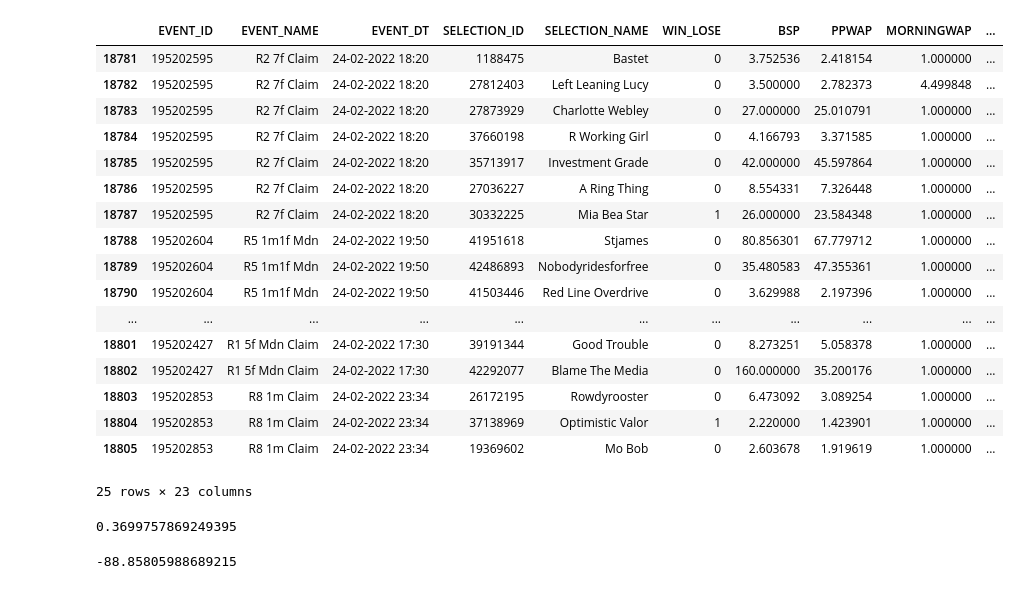
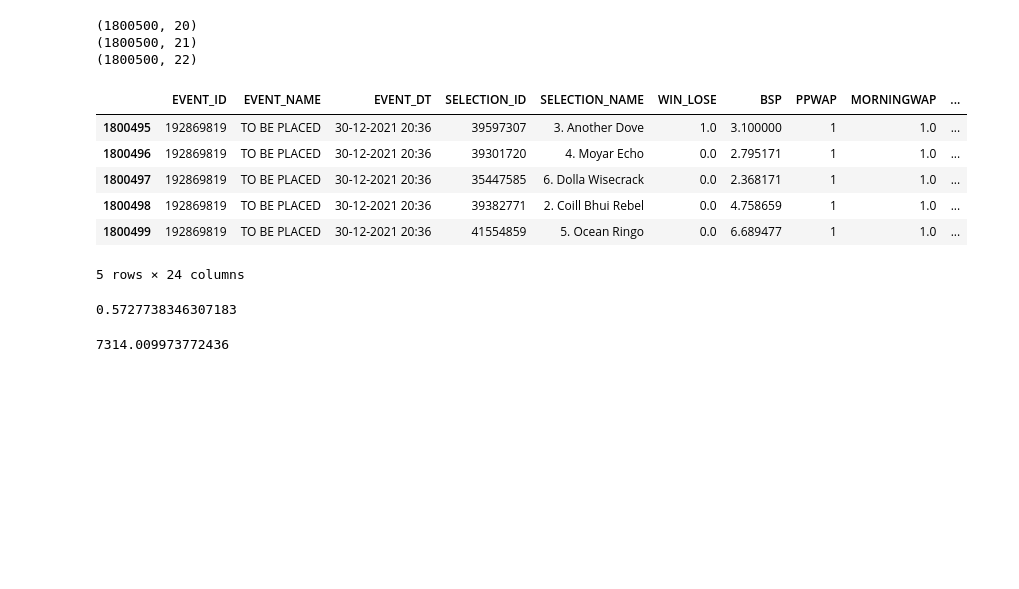
Before and after one commit to ageofthegit/greyhound-racing, a Jupyter notebook: 02_Strategies.ipynb, the cells around one changed output. Cells and saved outputs as stored; diff of their text form; code cells hidden in the pictures; blank space fills up the shorter version.

```diff
--- a/02_Strategies.ipynb
+++ b/02_Strategies.ipynb
@@ -13,3 +13,6 @@ global inpdf, inpdf_strategy
+# %%
+
+data_type = 'place'
 # %%
 
 %run ./01_GetData.ipynb
@@ -53,44 +69,55 @@ BSP_min = inpdf.groupby('EVENT_ID')['BSP'].min().reset_index().rename(columns =
 # %%
 
-inpdf_interim = inpdf.merge(BSP_min, on = 'EVENT_ID')
+# Bet the fav strategy
+if data_type == 'win':
+    BSP_min = inpdf.groupby('EVENT_ID')['BSP'].min().reset_index().rename( columns = {'BSP':'BSP_min'} )
+    inpdf_interim = inpdf.merge(BSP_min, on = 'EVENT_ID')
+
+# Place the fav strategy
+if data_type == 'place':
+    rc_count = inpdf.groupby('EVENT_ID')['SELECTION_NAME'].count().reset_index().rename( columns = {'SELECTION_NAME':'racers'} )
+    BSP_min = inpdf.groupby('EVENT_ID')['BSP'].min().reset_index().rename( columns = {'BSP':'BSP_min'} )
+    print(inpdf.shape)
+    inpdf_interim = inpdf.merge(rc_count, on = 'EVENT_ID')
+    print(inpdf_interim.shape)
+    inpdf_interim_vf = inpdf_interim.merge(BSP_min, on = 'EVENT_ID')
+    print(inpdf_interim_vf.shape)
+    del inpdf_interim
+# %% [output]
+(1800500, 20)
+(1800500, 21)
+(1800500, 22)
 # %%
 
-inpdf_interim['hit'] = inpdf_interim.apply(lambda x : 1 if ( x['BSP'] == x['BSP_min']) & (x.WIN_LOSE ==1) else 0, axis = 1)
-inpdf_interim['prof'] = inpdf_interim.apply(lambda x : x['BSP'] -1 if ( x['BSP'] == x['BSP_min'] ) & ( x.WIN_LOSE ==1 ) else ( -1 if ( x['BSP'] == x['BSP_min'] ) & ( x.WIN_LOSE == 0 ) else 0 ), axis = 1)
+print(datetime.now())
+
+inpdf_interim_vf['hit'] = inpdf_interim_vf.apply(lambda x : 1 if ( x['BSP'] == x['BSP_min']) & (x.WIN_LOSE ==1) else 0, axis = 1)
+inpdf_interim_vf['prof'] = inpdf_interim_vf.apply(lambda x : x['BSP'] -1 if ( x['BSP'] == x['BSP_min'] ) & ( x.WIN_LOSE ==1 ) else ( -1 if ( x['BSP'] == x['BSP_min'] ) & ( x.WIN_LOSE == 0 ) else 0 ), axis = 1)
+
+print(datetime.now())
 # %%
 
 #inpdf_interim.head(25)
-inpdf_interim.tail(25)
+inpdf_interim_vf.tail(5)
 # %% [output]
 |  | EVENT_ID | EVENT_NAME | EVENT_DT | SELECTION_ID | SELECTION_NAME | WIN_LOSE | BSP | PPWAP | MORNINGWAP | ... |
-| 18781 | 195202595 | R2 7f Claim | 24-02-2022 18:20 | 1188475 | Bastet | 0 | 3.752536 | 2.418154 | 1.000000 | ... |
-| 18782 | 195202595 | R2 7f Claim | 24-02-2022 18:20 | 27812403 | Left Leaning Lucy | 0 | 3.500000 | 2.782373 | 4.499848 | ... |
-| 18783 | 195202595 | R2 7f Claim | 24-02-2022 18:20 | 27873929 | Charlotte Webley | 0 | 27.000000 | 25.010791 | 1.000000 | ... |
-| 18784 | 195202595 | R2 7f Claim | 24-02-2022 18:20 | 37660198 | R Working Girl | 0 | 4.166793 | 3.371585 | 1.000000 | ... |
-| 18785 | 195202595 | R2 7f Claim | 24-02-2022 18:20 | 35713917 | Investment Grade | 0 | 42.000000 | 45.597864 | 1.000000 | ... |
-| 18786 | 195202595 | R2 7f Claim | 24-02-2022 18:20 | 27036227 | A Ring Thing | 0 | 8.554331 | 7.326448 | 1.000000 | ... |
-| 18787 | 195202595 | R2 7f Claim | 24-02-2022 18:20 | 30332225 | Mia Bea Star | 1 | 26.000000 | 23.584348 | 1.000000 | ... |
-| 18788 | 195202604 | R5 1m1f Mdn | 24-02-2022 19:50 | 41951618 | Stjames | 0 | 80.856301 | 67.779712 | 1.000000 | ... |
-| 18789 | 195202604 | R5 1m1f Mdn | 24-02-2022 19:50 | 42486893 | Nobodyridesforfree | 0 | 35.480583 | 47.355361 | 1.000000 | ... |
-| 18790 | 195202604 | R5 1m1f Mdn | 24-02-2022 19:50 | 41503446 | Red Line Overdrive | 0 | 3.629988 | 2.197396 | 1.000000 | ... |
-| ... | ... | ... | ... | ... | ... | ... | ... | ... | ... | ... |
-| 18801 | 195202427 | R1 5f Mdn Claim | 24-02-2022 17:30 | 39191344 | Good Trouble | 0 | 8.273251 | 5.058378 | 1.000000 | ... |
-| 18802 | 195202427 | R1 5f Mdn Claim | 24-02-2022 17:30 | 42292077 | Blame The Media | 0 | 160.000000 | 35.200176 | 1.000000 | ... |
-| 18803 | 195202853 | R8 1m Claim | 24-02-2022 23:34 | 26172195 | Rowdyrooster | 0 | 6.473092 | 3.089254 | 1.000000 | ... |
-| 18804 | 195202853 | R8 1m Claim | 24-02-2022 23:34 | 37138969 | Optimistic Valor | 1 | 2.220000 | 1.423901 | 1.000000 | ... |
-| 18805 | 195202853 | R8 1m Claim | 24-02-2022 23:34 | 19369602 | Mo Bob | 0 | 2.603678 | 1.919619 | 1.000000 | ... |
+| 1800495 | 192869819 | TO BE PLACED | 30-12-2021 20:36 | 39597307 | 3. Another Dove | 1.0 | 3.100000 | 1 | 1.0 | ... |
+| 1800496 | 192869819 | TO BE PLACED | 30-12-2021 20:36 | 39301720 | 4. Moyar Echo | 0.0 | 2.795171 | 1 | 1.0 | ... |
+| 1800497 | 192869819 | TO BE PLACED | 30-12-2021 20:36 | 35447585 | 6. Dolla Wisecrack | 0.0 | 2.368171 | 1 | 1.0 | ... |
+| 1800498 | 192869819 | TO BE PLACED | 30-12-2021 20:36 | 39382771 | 2. Coill Bhui Rebel | 0.0 | 4.758659 | 1 | 1.0 | ... |
+| 1800499 | 192869819 | TO BE PLACED | 30-12-2021 20:36 | 41554859 | 5. Ocean Ringo | 0.0 | 6.689477 | 1 | 1.0 | ... |
-25 rows × 23 columns
+5 rows × 24 columns
 # %%
 
 # Hit Rate
-inpdf_interim['hit'].sum() / inpdf_interim['EVENT_ID'].nunique()
+inpdf_interim_vf['hit'].sum() / inpdf_interim_vf['EVENT_ID'].nunique()
 # %% [output]
-0.3699757869249395
+0.5727738346307183
 # %%
 
 #prof
-inpdf_interim['prof'].sum()
+inpdf_interim_vf['prof'].sum()
 # %% [output]
--88.85805988689215
+7314.009973772436
 # %%
 
```
Also changed, not shown: parts of 9 cells of this notebook.
